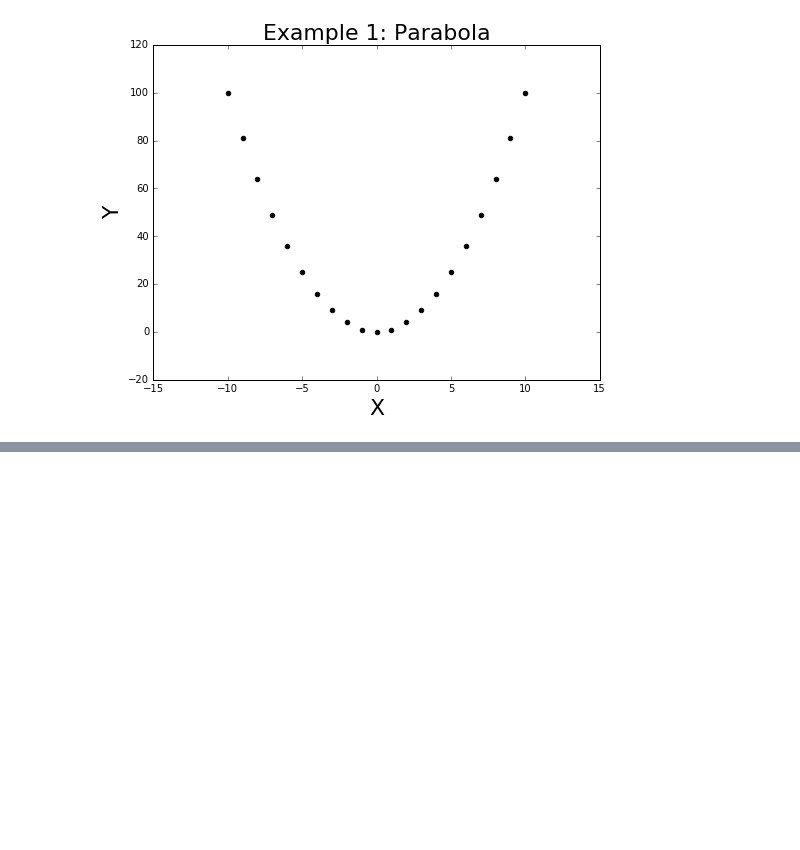
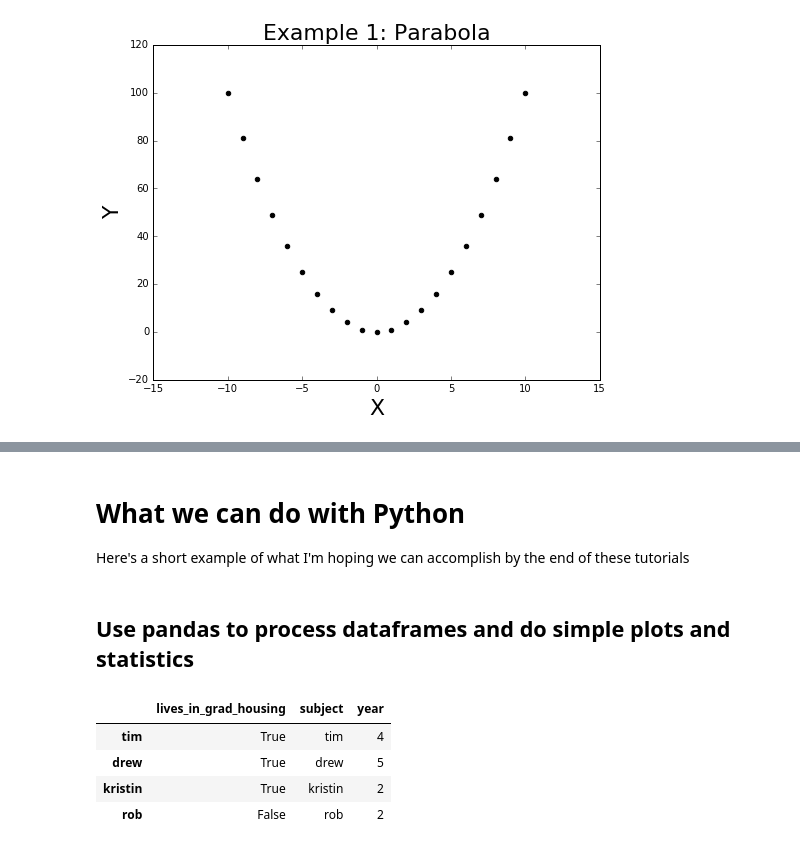
Before and after one commit to timflew/python_lessons, a Jupyter notebook: Lesson 0-Programming languages.ipynb, the cells around one changed output, grey strips where cells are left out. Saved outputs shown, nothing was run; the diff lists cells and outputs as text; code cells hidden in the pictures; blank space fills up the shorter version.

```diff
--- a/Lesson 0-Programming languages.ipynb
+++ b/Lesson 0-Programming languages.ipynb
@@ -90,3 +97,21 @@ Server side languages-These run code on a distant server (ex: you don't want to
 * SQL(MySql)-Pronounced "Sequel" because people couldn't agree on its name for forever. Stores information in databases
 
 If you want to design an experiment in lab, you could use C, Java or Python too.
+# %% [markdown]
+# What we can do with Python
+
+Here's a short example of what I'm hoping we can accomplish by the end of these tutorials
+# %% [markdown]
+## Use pandas to process dataframes and do simple plots and statistics
+# %%
+import pandas as pd
+
+raw_data={'subject':['tim','drew','kristin','rob'],'year':[4,5,2,2],'lives_in_grad_housing':[True,True,True,False]}
+grad_data=pd.DataFrame(raw_data,index=raw_data['subject'])
+grad_data
+# %% [output]
+|  | lives_in_grad_housing | subject | year |
+| tim | True | tim | 4 |
+| drew | True | drew | 5 |
+| kristin | True | kristin | 2 |
+| rob | False | rob | 2 |
```
Also changed, not shown: parts of 6 cells of this notebook, 3 other files.
